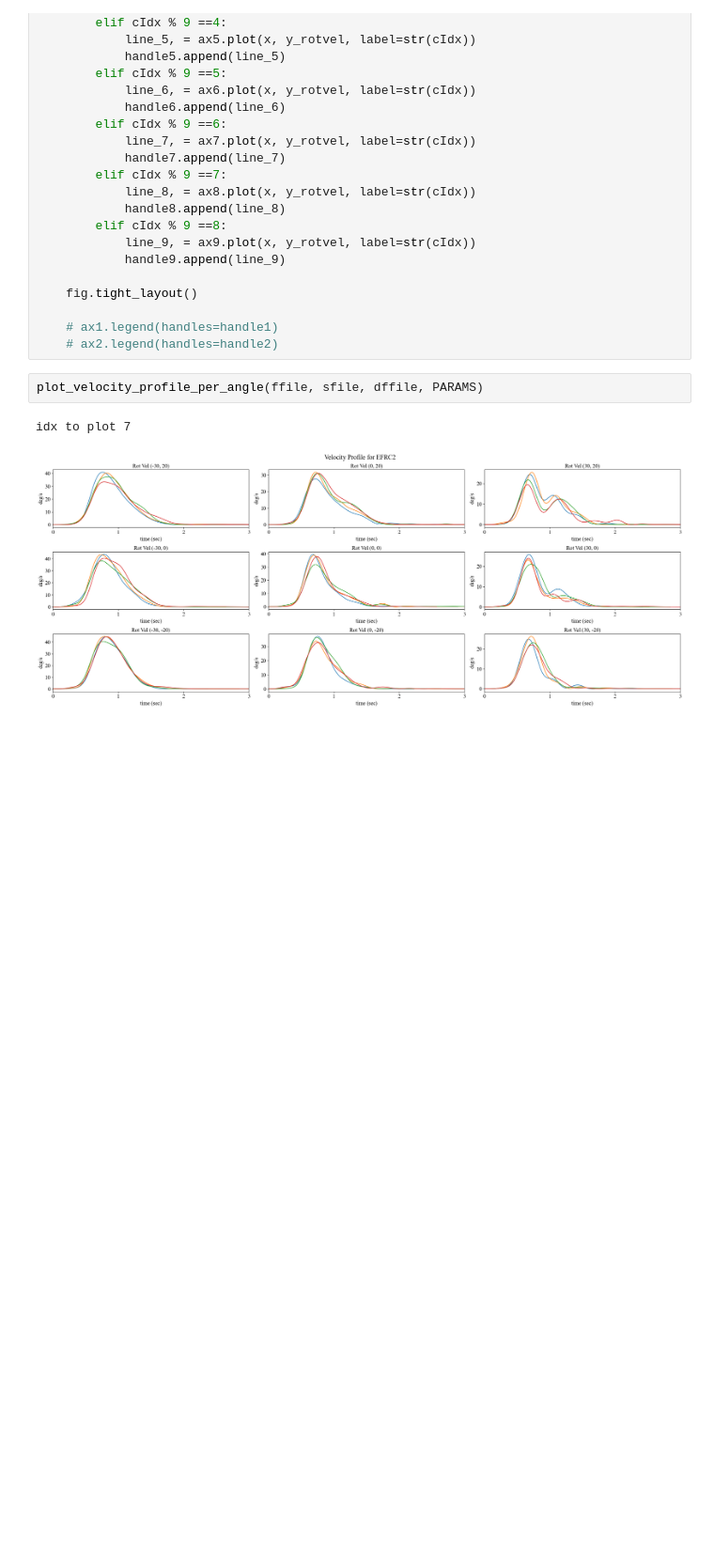
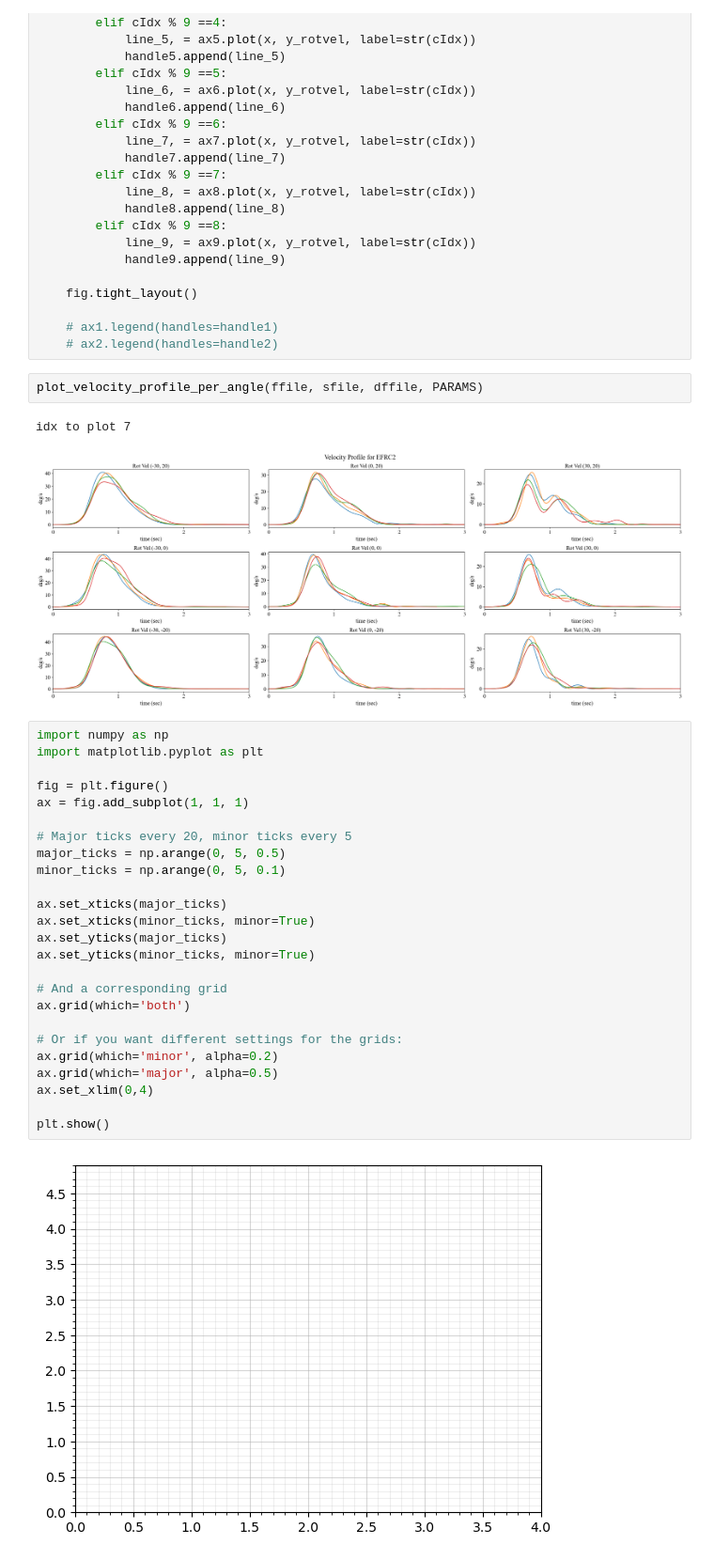
Before and after one commit to gitscade/stats, a Jupyter notebook: 05_temporal.ipynb, the cells around one changed output. Shown at 94% size. Saved outputs shown, nothing was run; the diff lists cells and outputs as text; blank space fills up the shorter version.

```diff
--- a/05_temporal.ipynb
+++ b/05_temporal.ipynb
@@ -991,3 +998,30 @@ plot_velocity_profile_per_angle(ffile, sfile, dffile, PARAMS)
 # %% [output]
 idx to plot 7
 [figure]
+# %%
+import numpy as np
+import matplotlib.pyplot as plt
+
+fig = plt.figure()
+ax = fig.add_subplot(1, 1, 1)
+
+# Major ticks every 20, minor ticks every 5
+major_ticks = np.arange(0, 5, 0.5)
+minor_ticks = np.arange(0, 5, 0.1)
+
+ax.set_xticks(major_ticks)
+ax.set_xticks(minor_ticks, minor=True)
+ax.set_yticks(major_ticks)
+ax.set_yticks(minor_ticks, minor=True)
+
+# And a corresponding grid
+ax.grid(which='both')
+
+# Or if you want different settings for the grids:
+ax.grid(which='minor', alpha=0.2)
+ax.grid(which='major', alpha=0.5)
+ax.set_xlim(0,4)
+
+plt.show()
+# %% [output]
+[figure, added]
```
Also changed, not shown: parts of 1 cell of this notebook, 2 other files.
